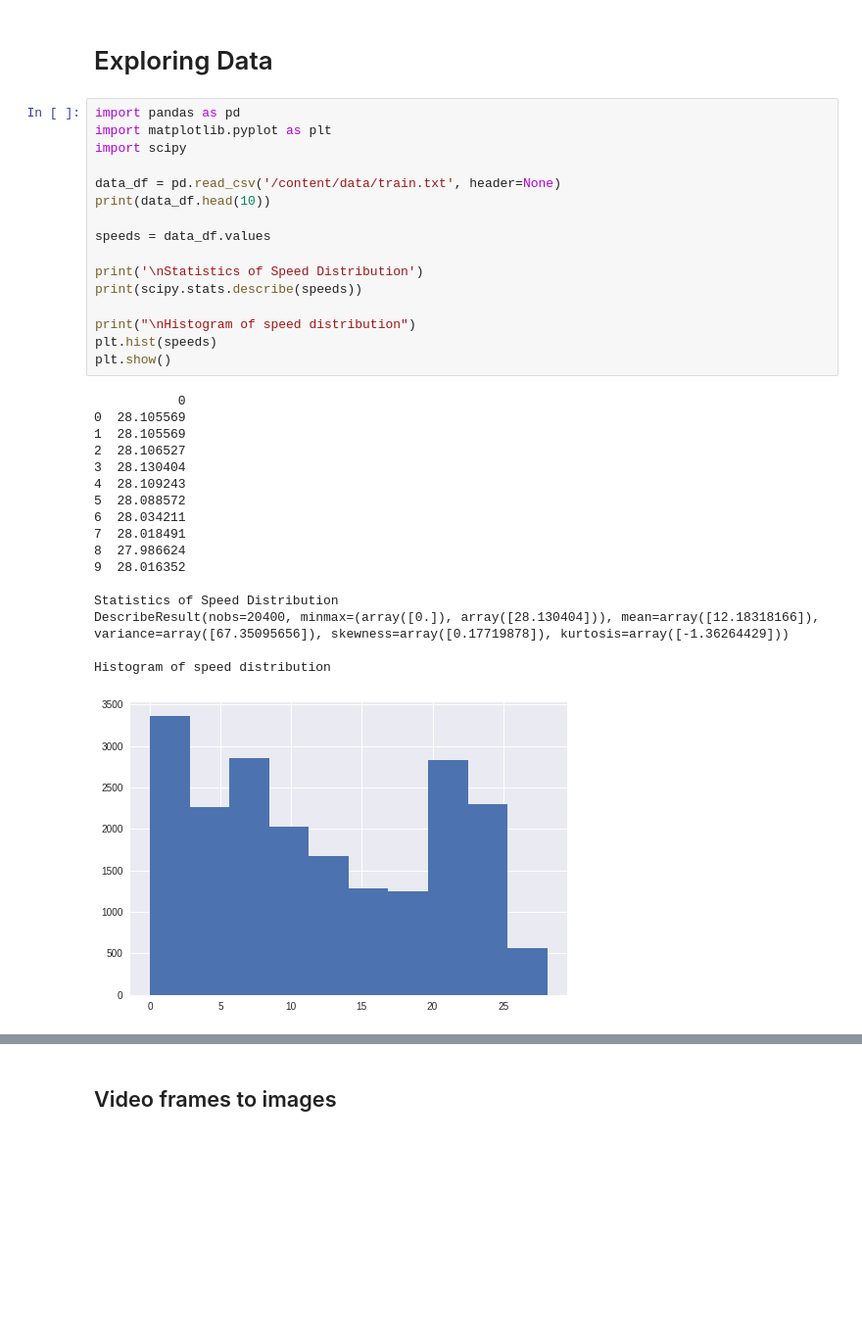
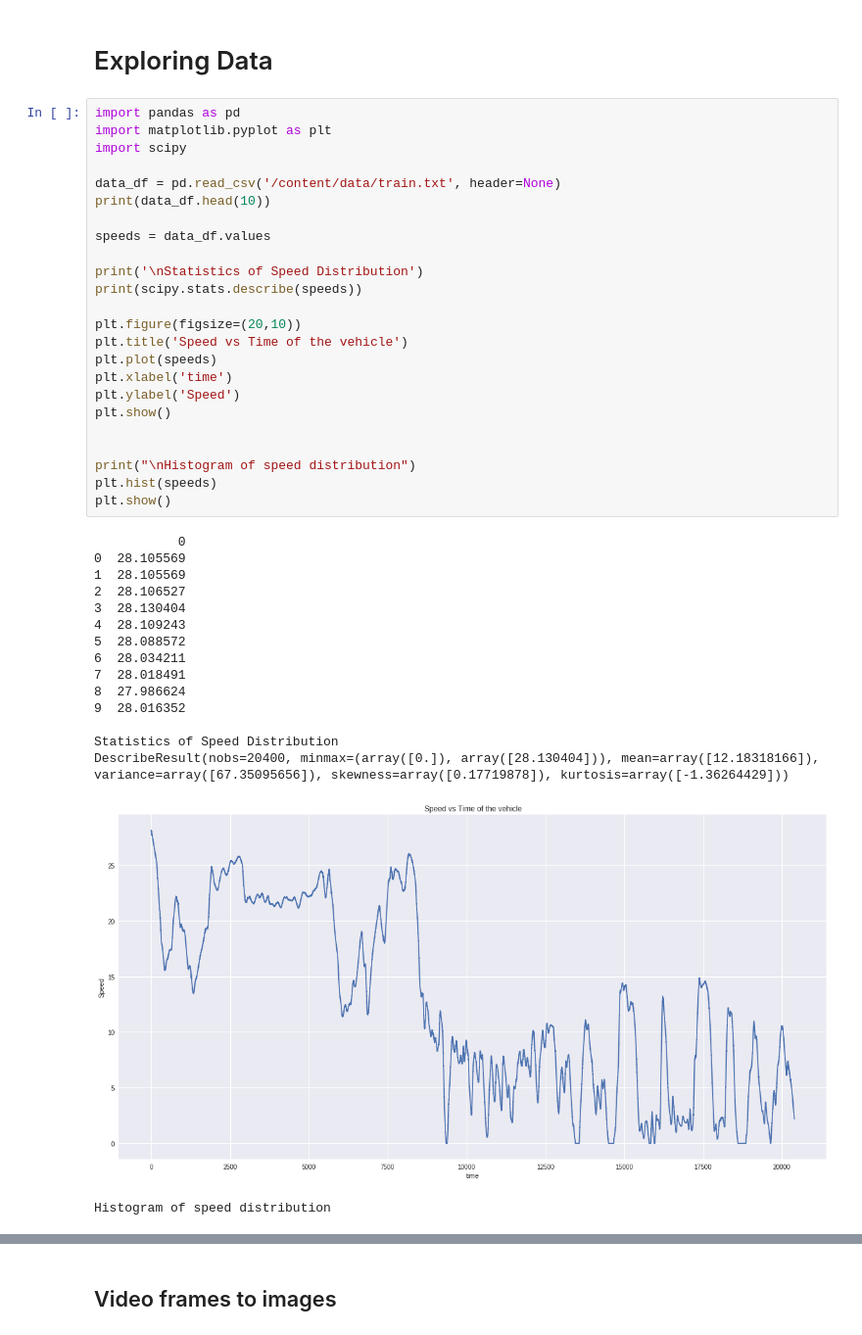
Before and after one commit to shangeth/Vehicle_Speed_Estimation, a Jupyter notebook: vehicle_speed_estimation.ipynb, the cells around one changed output, grey strips where cells are left out. Shown at 98% size. Cells and saved outputs as stored; diff of their text form; blank space fills up the shorter version.

```diff
--- a/vehicle_speed_estimation.ipynb
+++ b/vehicle_speed_estimation.ipynb
@@ -27,33 +27,40 @@ data/train.txt
 import pandas as pd
 import matplotlib.pyplot as plt
 import scipy
 
 data_df = pd.read_csv('/content/data/train.txt', header=None)
 print(data_df.head(10))
 
 speeds = data_df.values
 
 print('\nStatistics of Speed Distribution')
 print(scipy.stats.describe(speeds))
 
+plt.figure(figsize=(20,10))
+plt.title('Speed vs Time of the vehicle')
+plt.plot(speeds)
+plt.xlabel('time')
+plt.ylabel('Speed')
+plt.show()
+
+
 print("\nHistogram of speed distribution")
 plt.hist(speeds)
 plt.show()
 # %% [output]
            0
 0  28.105569
 1  28.105569
 2  28.106527
 3  28.130404
 4  28.109243
 5  28.088572
 6  28.034211
 7  28.018491
 8  27.986624
 9  28.016352
 
 Statistics of Speed Distribution
 DescribeResult(nobs=20400, minmax=(array([0.]), array([28.130404])), mean=array([12.18318166]), variance=array([67.35095656]), skewness=array([0.17719878]), kurtosis=array([-1.36264429]))
-
-Histogram of speed distribution
-[figure, old version]
+[figure, new version]
+Histogram of speed distribution
```
Also changed, not shown: parts of 1 cell of this notebook.
